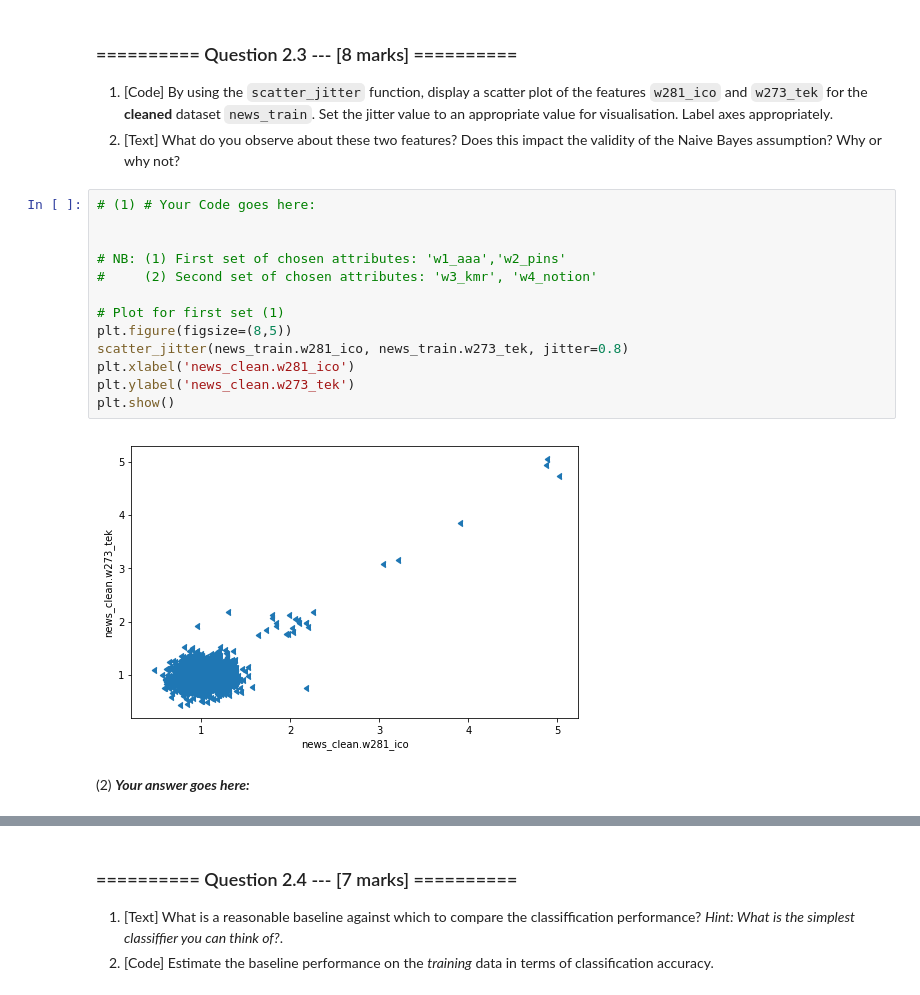
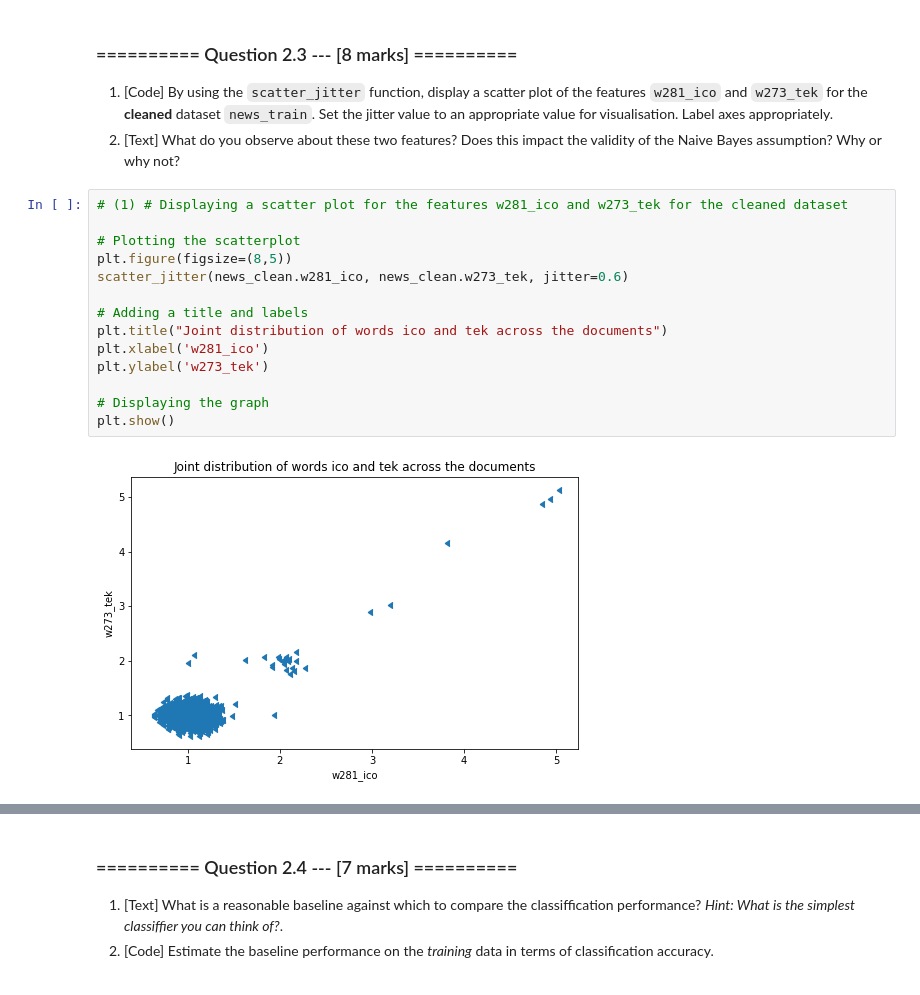
Before and after one commit to ZeroSum24/IAML2018, a Jupyter notebook: Assignments_Work/01_Analysis.ipynb, the cells around one changed output, grey strips where cells are left out. Drawn from its saved outputs; the diff is of its cells as text.

```diff
--- a/Assignments_Work/01_Analysis.ipynb
+++ b/Assignments_Work/01_Analysis.ipynb
@@ -439,20 +452,19 @@ consistent with learned training and testing splits
 
 1. [Code] By using the `scatter_jitter` function, display a scatter plot of the features `w281_ico` and `w273_tek` for the **cleaned** dataset `news_train`. Set the jitter value to an appropriate value for visualisation. Label axes appropriately.
 1. [Text] What do you observe about these two features? Does this impact the validity of the Naive Bayes assumption? Why or why not?
-# %%
-# (1) # Your Code goes here:
-
-
-# NB: (1) First set of chosen attributes: 'w1_aaa','w2_pins'
-#     (2) Second set of chosen attributes: 'w3_kmr', 'w4_notion'
-
-# Plot for first set (1)
-plt.figure(figsize=(8,5))
-scatter_jitter(news_train.w281_ico, news_train.w273_tek, jitter=0.8)
-plt.xlabel('news_clean.w281_ico')
-plt.ylabel('news_clean.w273_tek')
-plt.show()
-# %% [output]
-[figure, removed]
-# %% [markdown]
-(2) ***Your answer goes here:***
+# %%
+# (1) # Displaying a scatter plot for the features w281_ico and w273_tek for the cleaned dataset
+
+# Plotting the scatterplot
+plt.figure(figsize=(8,5))
+scatter_jitter(news_clean.w281_ico, news_clean.w273_tek, jitter=0.6)
+
+# Adding a title and labels
+plt.title("Joint distribution of words ico and tek across the documents")
+plt.xlabel('w281_ico')
+plt.ylabel('w273_tek')
+
+# Displaying the graph
+plt.show()
+# %% [output]
+[figure, added]
```
Also changed, not shown: parts of 29 cells of this notebook, 1 other file.
